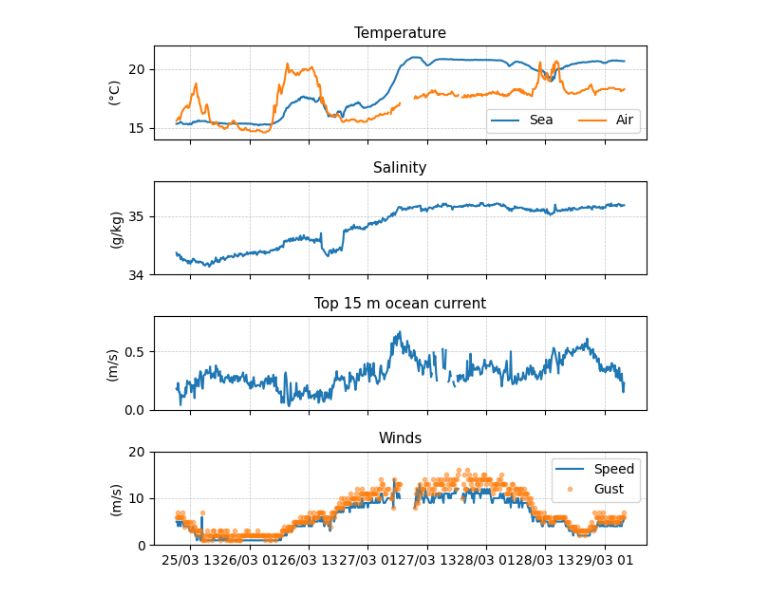
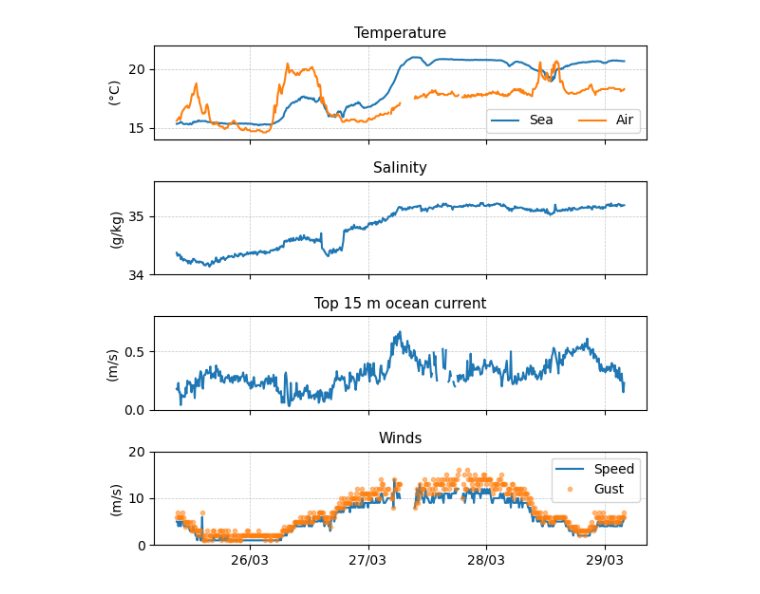
Before and after one commit to marcelduplessis/usv-workshop-sailbuoy, a Jupyter notebook: analysis/code/basic_plots.ipynb, the cells around one changed output. Drawn from its saved outputs; the diff is of its cells as text; code cells hidden in the pictures.

```diff
--- a/analysis/code/basic_plots.ipynb
+++ b/analysis/code/basic_plots.ipynb
@@ -206,34 +197,34 @@ ax[0].plot(ds.Time, ds.AirmarAirTemp, label='Air')
 ax[0].legend(ncol=2)
 ax[0].set_ylabel('($\degree$C)')
 ax[0].set_title('Temperature', fontsize=11)
 ax[0].set_ylim(14, 22)
 
 ax[1].plot(ds.Time, ds.AADI_Sal, label='Salinity')
 ax[1].set_ylabel('(g/kg)')
 ax[1].set_title('Salinity', fontsize=11)
 ax[1].set_ylim(34, 35.6)
 
 ax[2].plot(ds.Time, ds.DCPSSpeed, label='Speed')
 ax[2].set_ylabel('(m/s)')
 ax[2].set_title('Top 15 m ocean current', fontsize=11)
 ax[2].set_ylim(0, 0.8)
 
 ax[3].plot(ds.Time, ds.AirmarWindSpeed, label='Speed')
 ax[3].plot(ds.Time, ds.AirmarWindGust, label='Gust', marker='.', lw=0, alpha=0.5)
 ax[3].legend()
 ax[3].set_ylabel('(m/s)')
 ax[3].set_title('Winds', fontsize=11)
 ax[3].set_ylim(0, 20)
 
 
 for i in range(4):
     ax[i].grid(True, lw=0.5, ls='--', alpha=0.75)
-    ax[i].xaxis.set_major_formatter(mdates.DateFormatter('%d/%m %H'))
-    ax[i].xaxis.set_major_locator(mdates.HourLocator(interval=12))
+    ax[i].xaxis.set_major_formatter(mdates.DateFormatter('%d/%m'))
+    ax[i].xaxis.set_major_locator(mdates.HourLocator(interval=24))
 
 fig.tight_layout()
 
 plt.savefig('../../figs/TimeSeries.png', dpi=300)
 # %% [output]
-[figure, old version]
+[figure, new version]
 # %%
```
Also changed, not shown: parts of 5 cells of this notebook.
